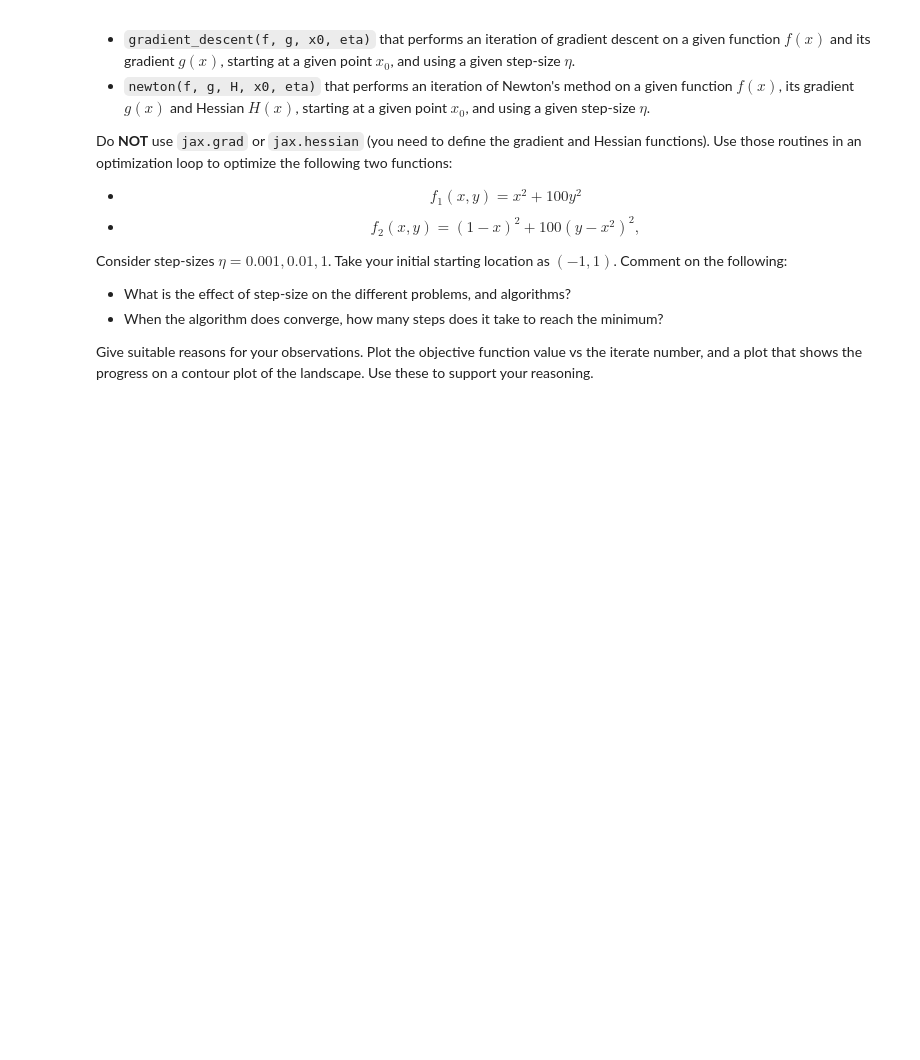
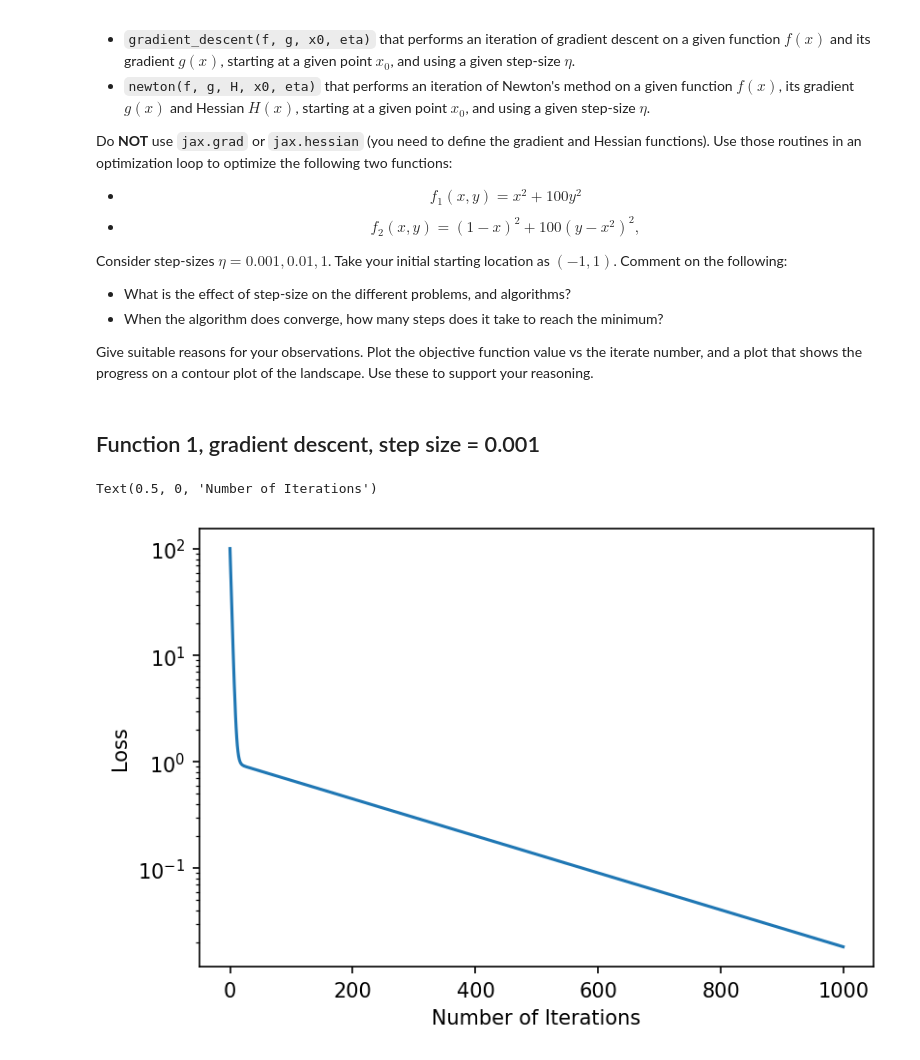
Before and after one commit to notrichardren/ENM5310-Homework, a Jupyter notebook: assn2.ipynb, the cells around one changed output. Cells and saved outputs as stored; diff of their text form; code cells hidden in the pictures; blank space fills up the shorter version.

```diff
--- a/assn2.ipynb
+++ b/assn2.ipynb
@@ -401,7 +422,38 @@ f2 = lambda x,y: np.power(1-x,2) + 100*np.power(y-np.power(x,2),2)
-# %%
-
-g1_x =
-g1_y =
-H1_xx =
-H1_xy =
-H1_yx =
+# %% [markdown]
+## Function 1, gradient descent, step size = 0.001
+# %%
+# Step size of 0.001
+x = -1
+y = 1
+loss_history_thousandths = []
+x_history = []
+y_history = []
+
+eta = 0.001
+for i in range(n_iter):
+  g = np.array([g1_x(x), g1_y(y)])
+  H = np.array([[H1_xx, H1_xy],
+               [H1_xy, H1_yx]])
+  f = f1(x,y)
+  x0 = np.array([x, y])
+
+  update = gradient_descent(f, g, x0, eta)
+
+  # print(f"iteration: {i}       function: {f}      x: {x}    y: {y}")
+  loss_history_thousandths.append(f)
+  x_history.append(x)
+  y_history.append(y)
+
+  x = update[0]
+  y = update[1]
+
+# Plotting the loss history
+pl.figure(dpi = 150)
+pl.semilogy(loss_history_thousandths)
+pl.ylabel('Loss')
+pl.xlabel('Number of Iterations')
+
+# Plotting loss on contour
+# %% [output]
+Text(0.5, 0, 'Number of Iterations')
+[figure, added]
```
Also changed, not shown: parts of 6 cells of this notebook.
